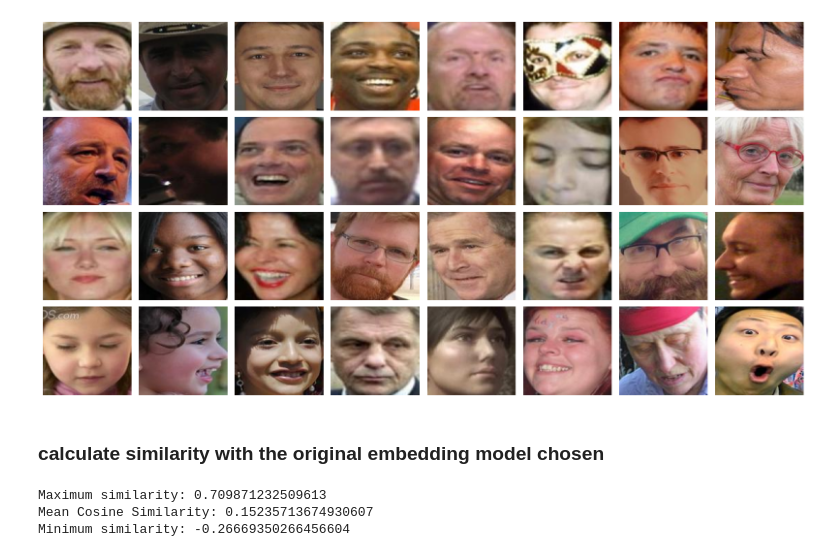
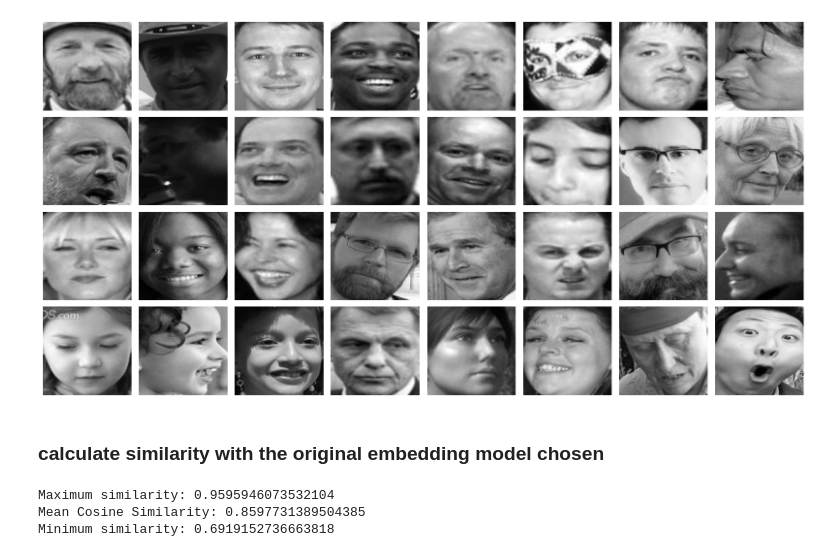
Before and after one commit to Akhil-Theerthala/Task2-Face-Generation, a Jupyter notebook: inference_visualization.ipynb, the cells around one changed output. Drawn from its saved outputs; the diff is of its cells as text; code cells hidden in the pictures.

Commit message:
grayscale_face_generation is working!

```diff
--- a/inference_visualization.ipynb
+++ b/inference_visualization.ipynb
@@ -1,30 +1,30 @@
 # %%
 from PIL import Image
 from faceGAN.dataset import FaceDataset
 from torch.utils.data import DataLoader
 import matplotlib.pyplot as plt
 
-dataset = FaceDataset(image_dir="data/val", train=False)
+dataset = FaceDataset(image_dir="data/val", train=False, gray=True)
 dataloader = DataLoader(dataset, batch_size=32, shuffle=False)
 
 def visualize_batch(batch):
     images = batch['image']
 
     images = images.permute(0, 2, 3, 1)  # Change shape to (batch_size, height, width, channels)
 
     images = (images * 0.5 + 0.5).clamp(0, 1)  # Rescale to [0, 1]
     images = images.numpy()  # Convert to numpy array for visualization
 
     fig, axes = plt.subplots(4, 8, figsize=(16, 8))
     for i, ax in enumerate(axes.flat):
         if i < len(images):
-            ax.imshow(images[i])
+            ax.imshow(images[i], cmap='gray')
         ax.axis('off')
     plt.tight_layout()
     plt.show()
 visualize_batch(next(iter(dataloader)))
 # %% [output]
-[figure, old version]
+[figure, new version]
 # %%
 import torch
 import numpy as np
@@ -68,6 +70,22 @@ for i, batch in tqdm(enumerate(dataloader), total=len(dataloader)):
 # %%
 #import cosine similarity
 from torch.nn.functional import cosine_similarity
+import timm
+
+model = timm.create_model('timm/vit_base_patch16_siglip_512.v2_webli', pretrained=True, num_classes=0)
+data_config = timm.data.resolve_data_config(model.default_cfg, model=model)
+transform = timm.data.create_transform(**data_config)
+
+device = torch.device("mps" if torch.backends.mps.is_available() else "cpu")
+model = model.to(device)
+
+def get_siglip_image_encoding_embedding(image):
+    transformed_image = transform(image).unsqueeze(0).to(device)  # Add batch dimension
+    with torch.no_grad():
+        embedding = model(transformed_image)
+    return embedding.squeeze(0).cpu().numpy()  # Convert to numpy and flatten
+
+
 
 cosine_similarities=[]
 
@@ -75,14 +93,22 @@ for i in tqdm(range(0, len(all_real_images))):
     real_image = all_real_images[i]
     fake_image = all_fake_images[i]
 
+
+     #convert 1x128x128 to 3x128x128
+    real_image = np.repeat(real_image, 3, axis=0)
+    fake_image = np.repeat(fake_image, 3, axis=0)
+
+
     real_image = np.transpose(real_image, (1, 2, 0))  # Change shape to (height, width, channels)
     fake_image = np.transpose(fake_image, (1, 2, 0))
 
     real_image = Image.fromarray(((real_image * 0.5 + 0.5) * 255).astype(np.uint8))
     fake_image = Image.fromarray(((fake_image * 0.5 + 0.5) * 255).astype(np.uint8))
 
-    real_image_embedding = dataset.get_embedding(real_image)
-    fake_image_embedding = dataset.get_embedding(fake_image)
+
+    real_image_embedding = get_siglip_image_encoding_embedding(real_image)
+    fake_image_embedding = get_siglip_image_encoding_embedding(fake_image)
+
 
     cosine_similarity_value = cosine_similarity(
         torch.tensor(real_image_embedding).unsqueeze(0),
@@ -97,6 +123,6 @@ print(f"Maximum similarity: {np.max(cosine_similarities)}")
 print(f"Mean Cosine Similarity: {mean_cosine_similarity}")
 print(f"Minimum similarity: {np.min(cosine_similarities)}")
 # %% [output]
-Maximum similarity: 0.709871232509613
-Mean Cosine Similarity: 0.15235713674930607
-Minimum similarity: -0.26669350266456604
+Maximum similarity: 0.9595946073532104
+Mean Cosine Similarity: 0.8597731389504385
+Minimum similarity: 0.6919152736663818
```
Also changed, not shown: parts of 2 cells of this notebook, 4 other files.
